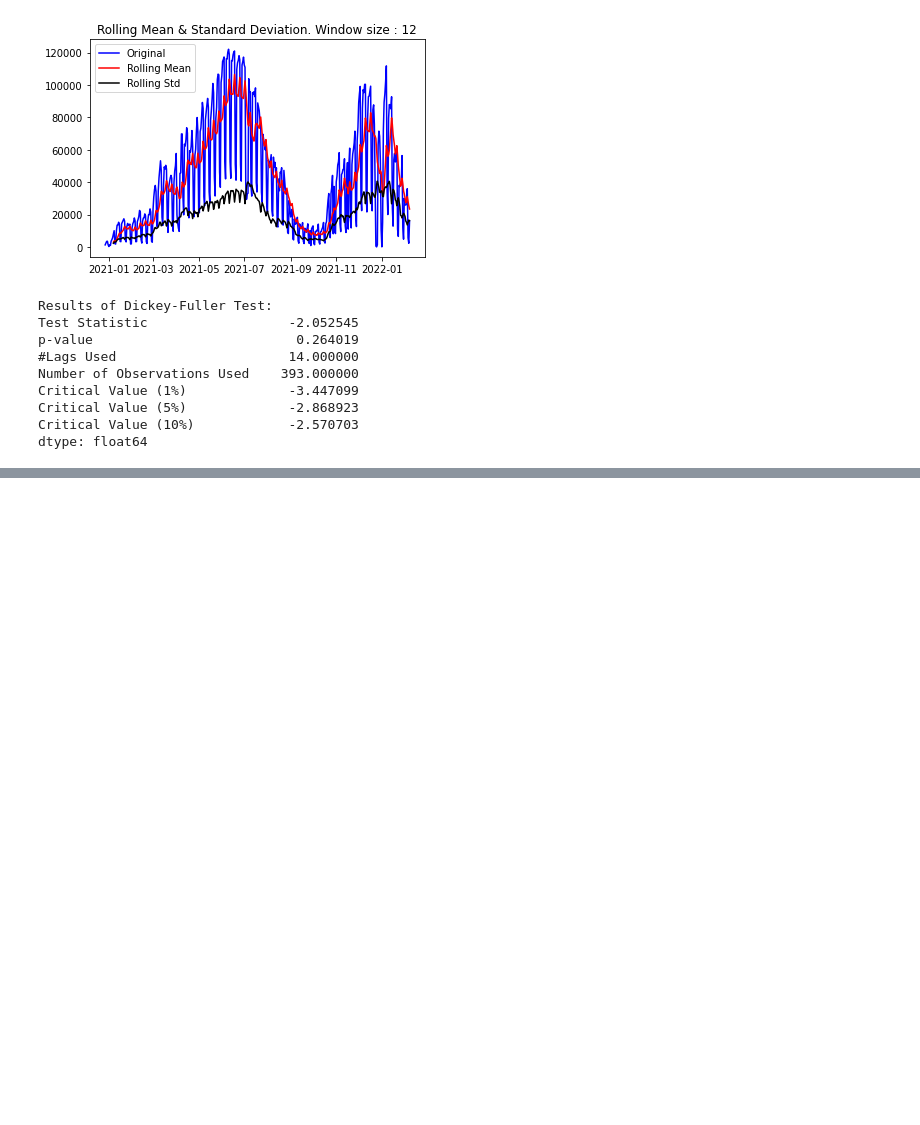
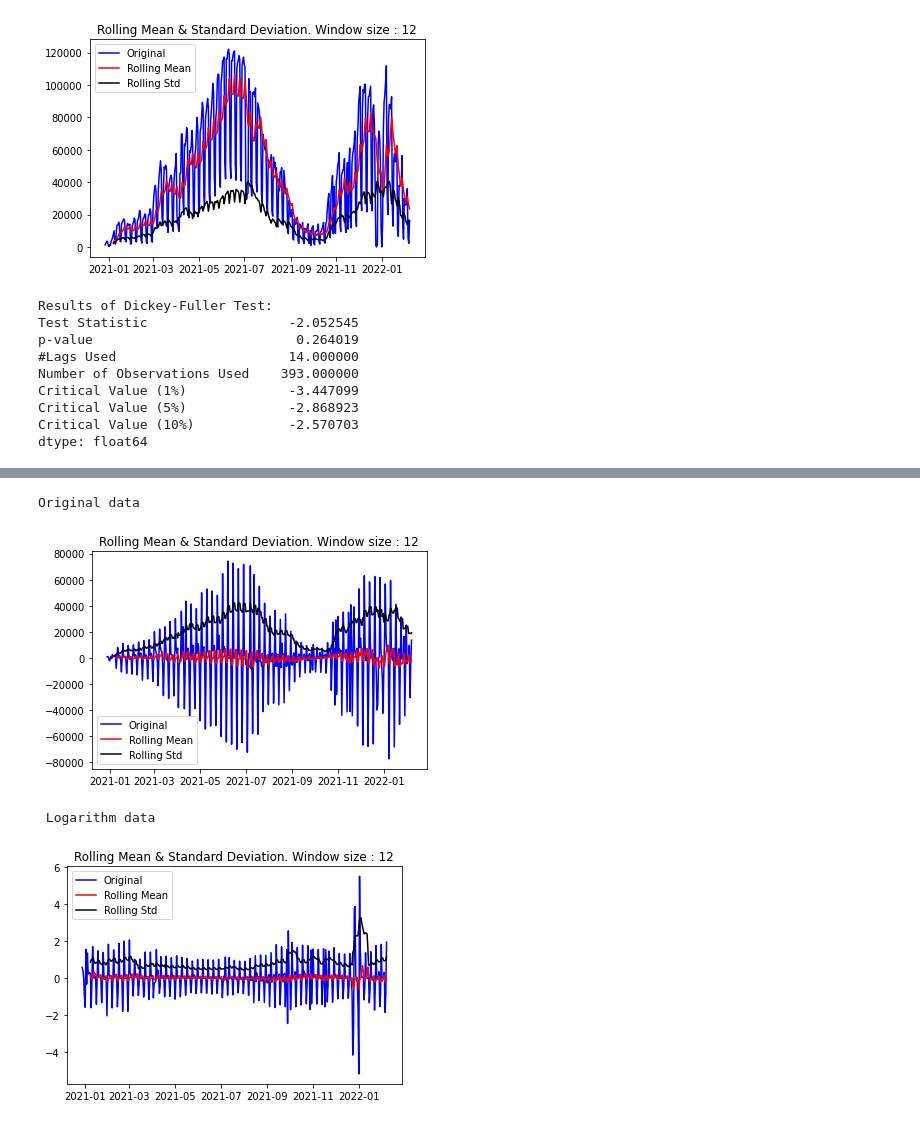
Before and after one commit to fjsaezm/mcd, a Jupyter notebook: PIT/P1/PR1_PIT.ipynb, the cells around one changed output, grey strips where cells are left out. Drawn from its saved outputs; the diff is of its cells as text; code cells hidden in the pictures; blank space fills up the shorter version.

```diff
--- a/PIT/P1/PR1_PIT.ipynb
+++ b/PIT/P1/PR1_PIT.ipynb
@@ -681,0 +711,14 @@ Ambos tests nos indican que la serie **no es estacionaria**, así que tendremos
+# %%
+data_diff = (data - data.shift()).dropna()
+data_log_diff = (log_data - log_data.shift()).dropna()
+
+
+print("Original data")
+test_stationarity_1(data_diff, window_size = 12)
+print("\n\n Logarithm data")
+test_stationarity_1(data_log_diff, window_size = 12)
+# %% [output]
+Original data
+[figure, added]
+ Logarithm data
+[figure, added]
```
Also changed, not shown: parts of 13 cells of this notebook.
